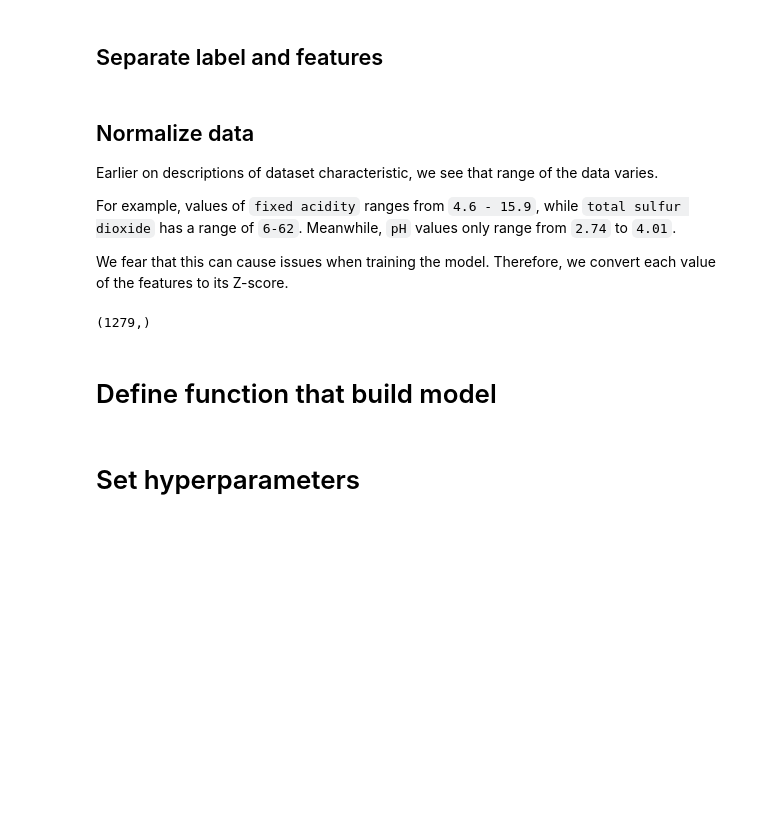
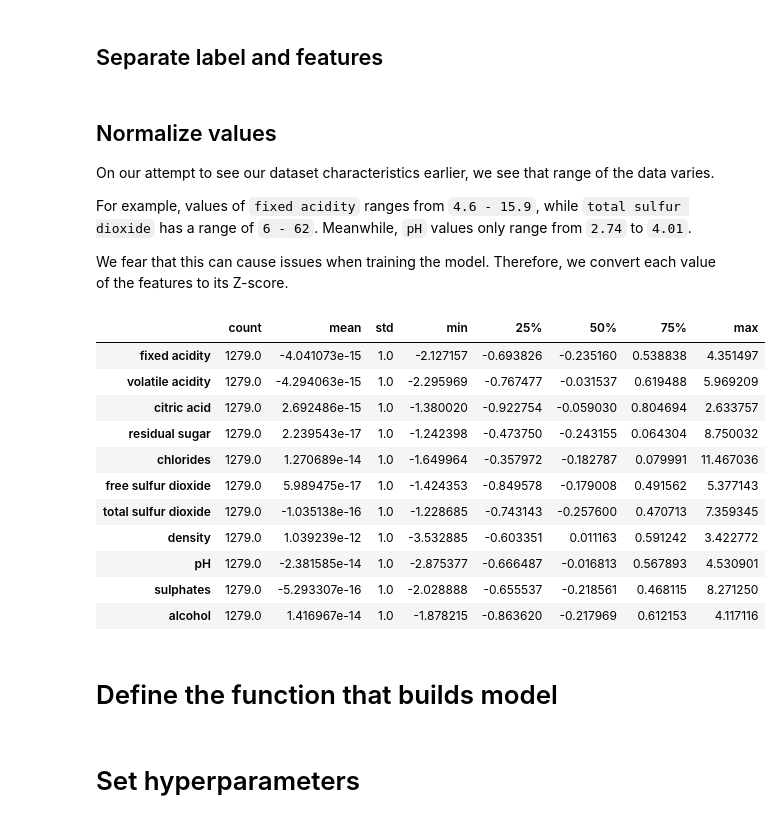
Before and after one commit to imiro/bangkit-w05-winequality, a Jupyter notebook: bangkit-w05-winequality.ipynb, the cells around one changed output. Drawn from its saved outputs; the diff is of its cells as text; code cells hidden in the pictures; blank space fills up the shorter version.

```diff
--- a/bangkit-w05-winequality.ipynb
+++ b/bangkit-w05-winequality.ipynb
@@ -155,11 +216,11 @@ train_stats
 train_labels = train_dataset.pop('Rating')
 test_labels = test_dataset.pop('Rating')
 # %% [markdown]
-## Normalize data
+## Normalize values
 
-Earlier on descriptions of dataset characteristic, we see that range of the data varies.
+On our attempt to see our dataset characteristics earlier, we see that range of the data varies.
 
-For example, values of `fixed acidity` ranges from `4.6 - 15.9`, while `total sulfur dioxide` has a range of `6-62`. Meanwhile, `pH` values only range from `2.74` to `4.01`.
+For example, values of `fixed acidity` ranges from `4.6 - 15.9`, while `total sulfur dioxide` has a range of `6 - 62`. Meanwhile, `pH` values only range from `2.74` to `4.01`.
 
 We fear that this can cause  issues when training the model. Therefore, we convert each value of the features to its Z-score.
 # %%
@@ -167,12 +228,23 @@ def norm(x):
   return (x - train_stats['mean']) / train_stats['std']
 normed_train_data = norm(train_dataset)
 normed_test_data = norm(test_dataset)
-# %%
-train_labels.shape
-# %% [output]
-(1279,)
+# %%
+normed_train_data.describe().transpose()
+# %% [output]
+|  | count | mean | std | min | 25% | 50% | 75% | max |
+| fixed acidity | 1279.0 | -4.041073e-15 | 1.0 | -2.127157 | -0.693826 | -0.235160 | 0.538838 | 4.351497 |
+| volatile acidity | 1279.0 | -4.294063e-15 | 1.0 | -2.295969 | -0.767477 | -0.031537 | 0.619488 | 5.969209 |
+| citric acid | 1279.0 | 2.692486e-15 | 1.0 | -1.380020 | -0.922754 | -0.059030 | 0.804694 | 2.633757 |
+| residual sugar | 1279.0 | 2.239543e-17 | 1.0 | -1.242398 | -0.473750 | -0.243155 | 0.064304 | 8.750032 |
+| chlorides | 1279.0 | 1.270689e-14 | 1.0 | -1.649964 | -0.357972 | -0.182787 | 0.079991 | 11.467036 |
+| free sulfur dioxide | 1279.0 | 5.989475e-17 | 1.0 | -1.424353 | -0.849578 | -0.179008 | 0.491562 | 5.377143 |
+| total sulfur dioxide | 1279.0 | -1.035138e-16 | 1.0 | -1.228685 | -0.743143 | -0.257600 | 0.470713 | 7.359345 |
+| density | 1279.0 | 1.039239e-12 | 1.0 | -3.532885 | -0.603351 | 0.011163 | 0.591242 | 3.422772 |
+| pH | 1279.0 | -2.381585e-14 | 1.0 | -2.875377 | -0.666487 | -0.016813 | 0.567893 | 4.530901 |
+| sulphates | 1279.0 | -5.293307e-16 | 1.0 | -2.028888 | -0.655537 | -0.218561 | 0.468115 | 8.271250 |
+| alcohol | 1279.0 | 1.416967e-14 | 1.0 | -1.878215 | -0.863620 | -0.217969 | 0.612153 | 4.117116 |
 # %% [markdown]
-# Define function that build model
+# Define the function that builds model
 # %%
 def build_model(my_learning_rate):
   model = keras.Sequential([
```
Also changed, not shown: parts of 32 cells of this notebook.
